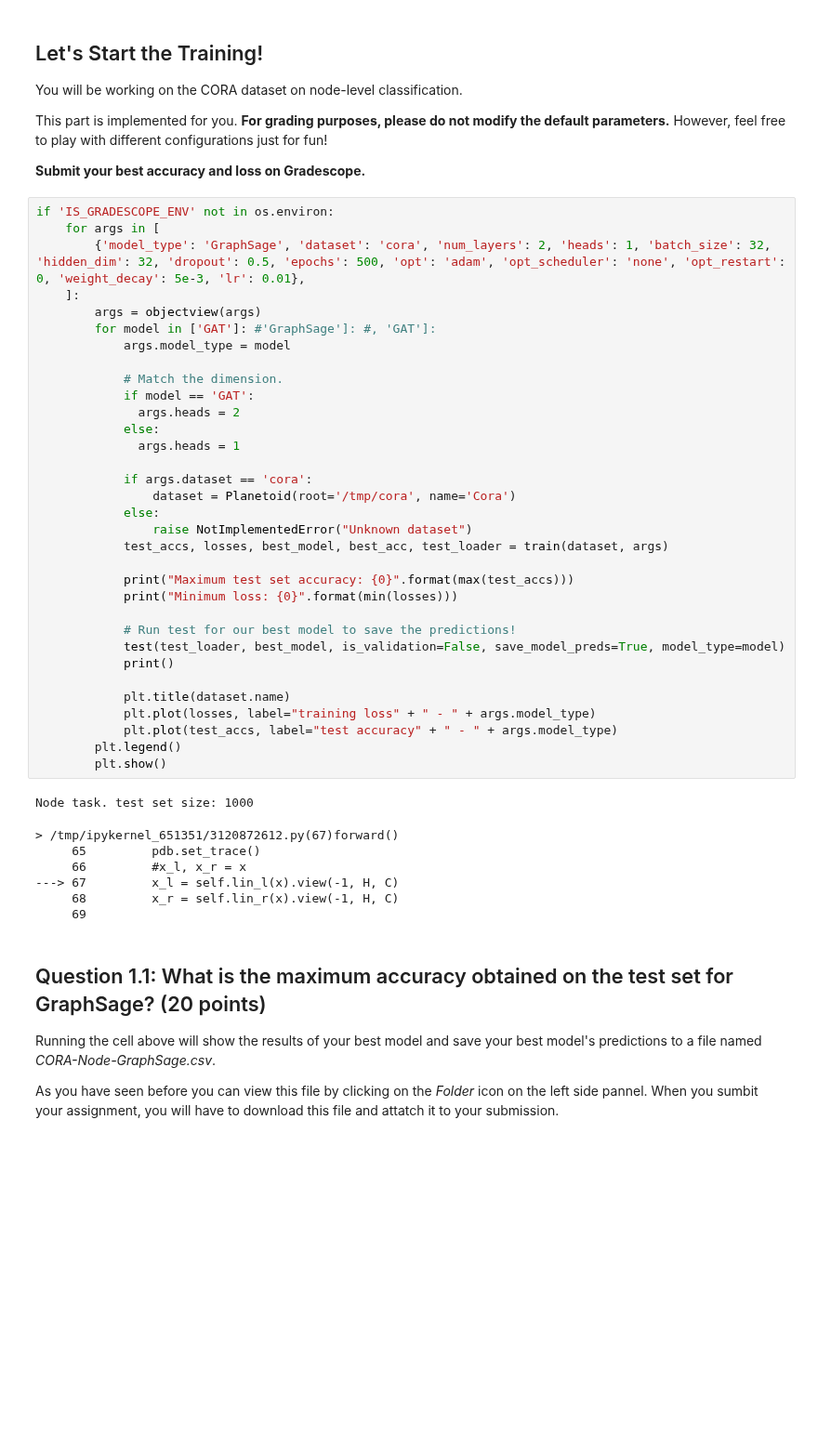
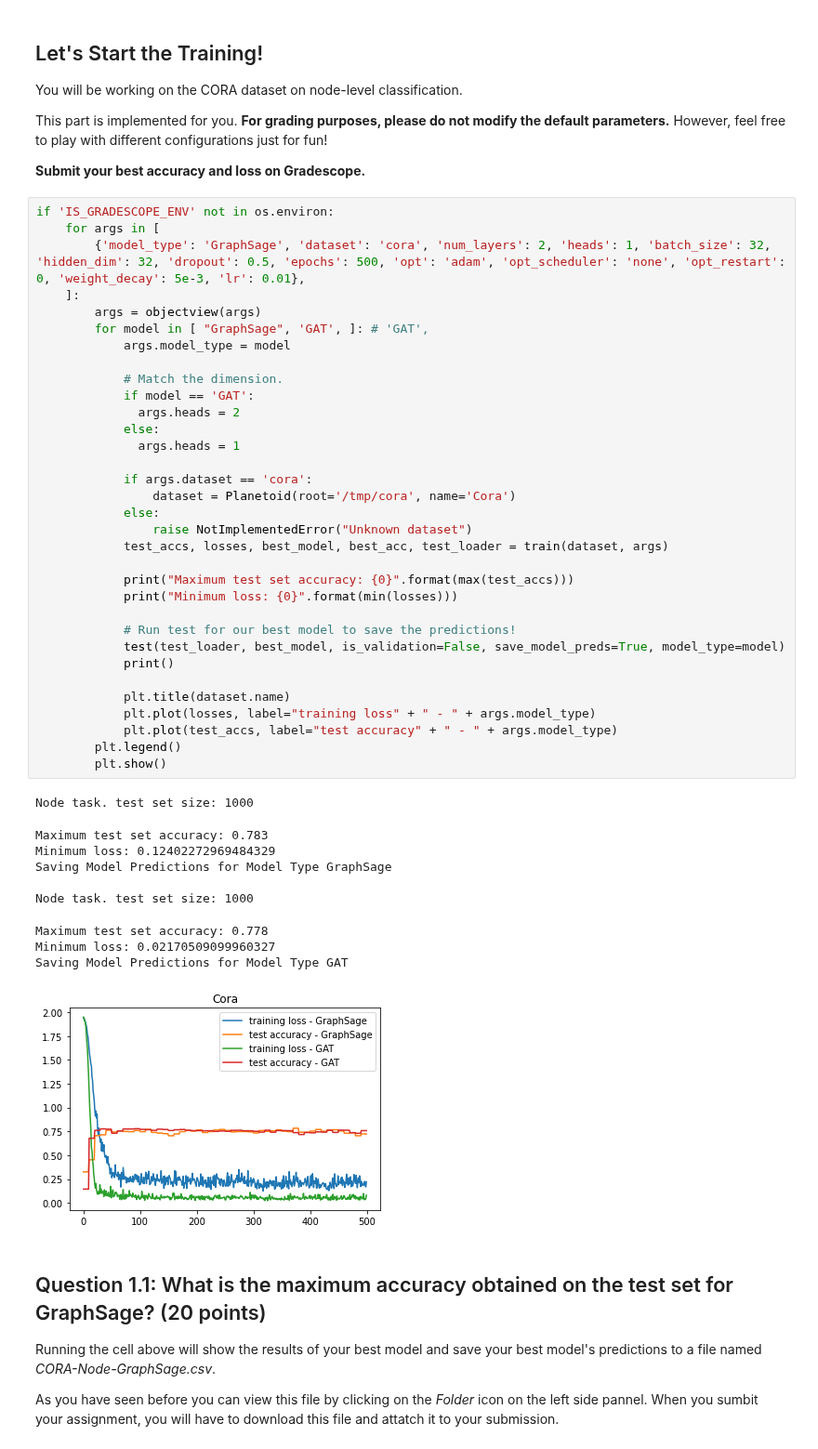
Before and after one commit to jhmuller/XCS224, a Jupyter notebook: XCS224W_Colab3.ipynb, the cells around one changed output. Shown at 93% size. Saved outputs shown, nothing was run; the diff lists cells and outputs as text; blank space fills up the shorter version.

```diff
--- a/XCS224W_Colab3.ipynb
+++ b/XCS224W_Colab3.ipynb
@@ -692,41 +693,44 @@ if 'IS_GRADESCOPE_ENV' not in os.environ:
         {'model_type': 'GraphSage', 'dataset': 'cora', 'num_layers': 2, 'heads': 1, 'batch_size': 32, 'hidden_dim': 32, 'dropout': 0.5, 'epochs': 500, 'opt': 'adam', 'opt_scheduler': 'none', 'opt_restart': 0, 'weight_decay': 5e-3, 'lr': 0.01},
     ]:
         args = objectview(args)
-        for model in ['GAT']: #'GraphSage']: #, 'GAT']:
+        for model in [ "GraphSage", 'GAT', ]: # 'GAT',
             args.model_type = model
 
             # Match the dimension.
             if model == 'GAT':
               args.heads = 2
             else:
               args.heads = 1
 
             if args.dataset == 'cora':
                 dataset = Planetoid(root='/tmp/cora', name='Cora')
             else:
                 raise NotImplementedError("Unknown dataset")
             test_accs, losses, best_model, best_acc, test_loader = train(dataset, args)
 
             print("Maximum test set accuracy: {0}".format(max(test_accs)))
             print("Minimum loss: {0}".format(min(losses)))
 
             # Run test for our best model to save the predictions!
             test(test_loader, best_model, is_validation=False, save_model_preds=True, model_type=model)
             print()
 
             plt.title(dataset.name)
             plt.plot(losses, label="training loss" + " - " + args.model_type)
             plt.plot(test_accs, label="test accuracy" + " - " + args.model_type)
         plt.legend()
         plt.show()
 # %% [output]
 Node task. test set size: 1000
-> /tmp/ipykernel_651351/3120872612.py(67)forward()
-     65         pdb.set_trace()
-     66         #x_l, x_r = x
----> 67         x_l = self.lin_l(x).view(-1, H, C)
-     68         x_r = self.lin_r(x).view(-1, H, C)
-     69
+Maximum test set accuracy: 0.783
+Minimum loss: 0.12402272969484329
+Saving Model Predictions for Model Type GraphSage
+
+Node task. test set size: 1000
+Maximum test set accuracy: 0.778
+Minimum loss: 0.02170509099960327
+Saving Model Predictions for Model Type GAT
+[figure, added]
 # %% [markdown]
 ## Question 1.1: What is the maximum accuracy obtained on the test set for GraphSage? (20 points)
 
```
Also changed, not shown: parts of 20 cells of this notebook.
